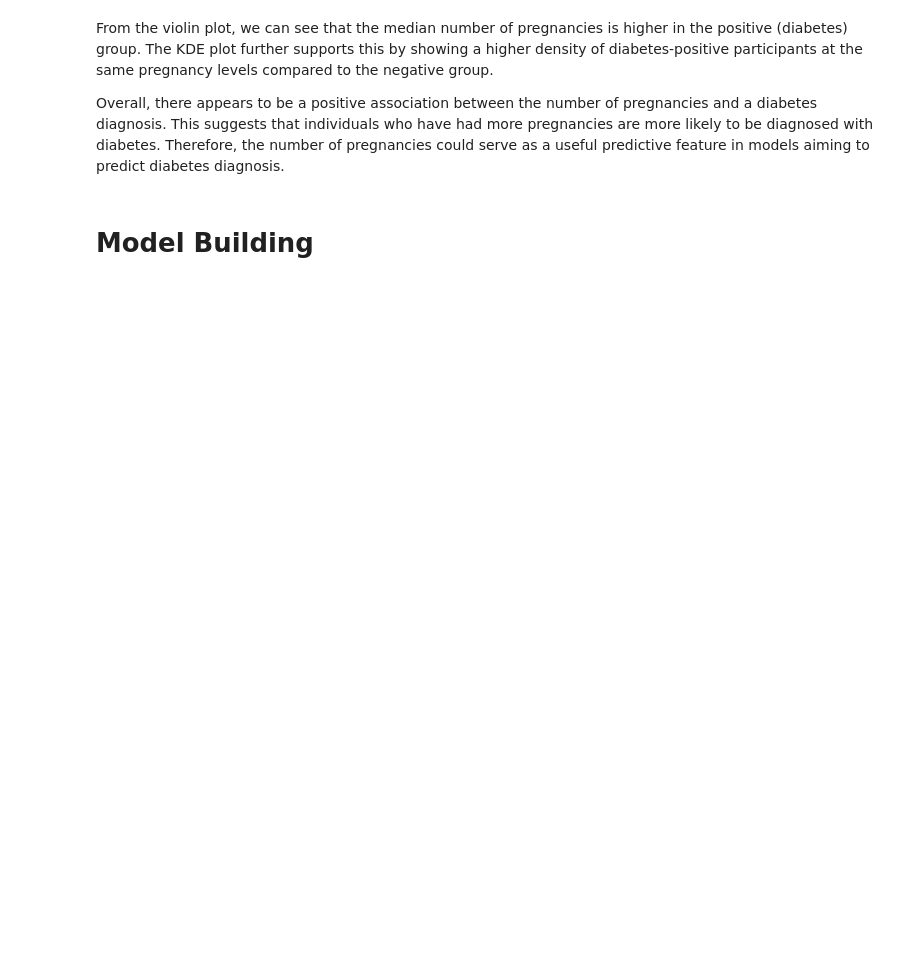
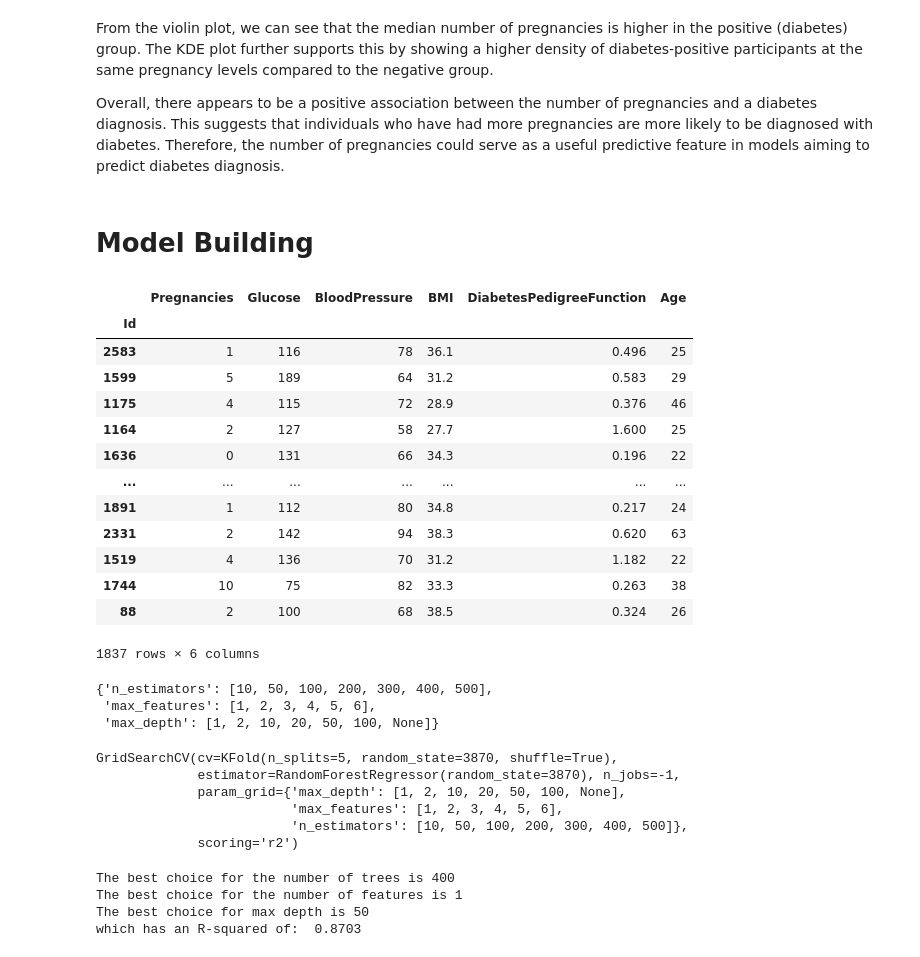
Before and after one commit to estasko/data_science_pinnacle, a Jupyter notebook: main.ipynb, the cells around one changed output. Drawn from its saved outputs; the diff is of its cells as text; code cells hidden in the pictures; blank space fills up the shorter version.

Commit message:
start of random forest

```diff
--- a/main.ipynb
+++ b/main.ipynb
@@ -372,3 +393,39 @@ From the violin plot, we can see that the median number of pregnancies is higher
 Overall, there appears to be a positive association between the number of pregnancies and a diabetes diagnosis. This suggests that individuals who have had more pregnancies are more likely to be diagnosed with diabetes. Therefore, the number of pregnancies could serve as a useful predictive feature in models aiming to predict diabetes diagnosis.
 # %% [markdown]
 # Model Building
+# %%
+# Split the data into train and test datasets
+x_train, x_test, y_train, y_test = train_test_split(
+    cleaned_data.drop(columns = 'Outcome', axis = 1),
+    cleaned_data.Outcome,
+    test_size = 0.3,
+    random_state = 3870)
+x_train
+# %% [output]
+|  | Pregnancies | Glucose | BloodPressure | BMI | DiabetesPedigreeFunction | Age |
+| Id |  |  |  |  |  |  |
+| 2583 | 1 | 116 | 78 | 36.1 | 0.496 | 25 |
+| 1599 | 5 | 189 | 64 | 31.2 | 0.583 | 29 |
+| 1175 | 4 | 115 | 72 | 28.9 | 0.376 | 46 |
+| 1164 | 2 | 127 | 58 | 27.7 | 1.600 | 25 |
+| 1636 | 0 | 131 | 66 | 34.3 | 0.196 | 22 |
+| ... | ... | ... | ... | ... | ... | ... |
+| 1891 | 1 | 112 | 80 | 34.8 | 0.217 | 24 |
+| 2331 | 2 | 142 | 94 | 38.3 | 0.620 | 63 |
+| 1519 | 4 | 136 | 70 | 31.2 | 1.182 | 22 |
+| 1744 | 10 | 75 | 82 | 33.3 | 0.263 | 38 |
+| 88 | 2 | 100 | 68 | 38.5 | 0.324 | 26 |
+1837 rows × 6 columns
+# %%
+# Form the grid of values to choose hyper parameters from
+hps_grid = {
+    'n_estimators': [10, 50, 100, 200, 300, 400, 500],
+    'max_features': np.arange(1,7, 1).tolist(),
+    'max_depth': [1, 2, 10, 20, 50, 100, None]
+}
+
+hps_grid
+# %% [output]
+{'n_estimators': [10, 50, 100, 200, 300, 400, 500],
+ 'max_features': [1, 2, 3, 4, 5, 6],
+ 'max_depth': [1, 2, 10, 20, 50, 100, None]}
@@ -374,0 +446,20 @@ Overall, there appears to be a positive association between the number of pregna
+# %%
+# Fit the random forests created to the training data
+hp_grid_search.fit(X = x_train, y = y_train)
+# %% [output]
+GridSearchCV(cv=KFold(n_splits=5, random_state=3870, shuffle=True),
+             estimator=RandomForestRegressor(random_state=3870), n_jobs=-1,
+             param_grid={'max_depth': [1, 2, 10, 20, 50, 100, None],
+                         'max_features': [1, 2, 3, 4, 5, 6],
+                         'n_estimators': [10, 50, 100, 200, 300, 400, 500]},
+             scoring='r2')
+# %%
+print(f"The best choice for the number of trees is {hp_grid_search.best_params_['n_estimators']}")
+print(f"The best choice for the number of features is {hp_grid_search.best_params_['max_features']}")
+print(f"The best choice for max depth is {hp_grid_search.best_params_['max_depth']}")
+print(f"which has an R-squared of: {hp_grid_search.best_score_: .4f}")
+# %% [output]
+The best choice for the number of trees is 400
+The best choice for the number of features is 1
+The best choice for max depth is 50
+which has an R-squared of:  0.8703
```
Also changed, not shown: parts of 4 cells of this notebook.
